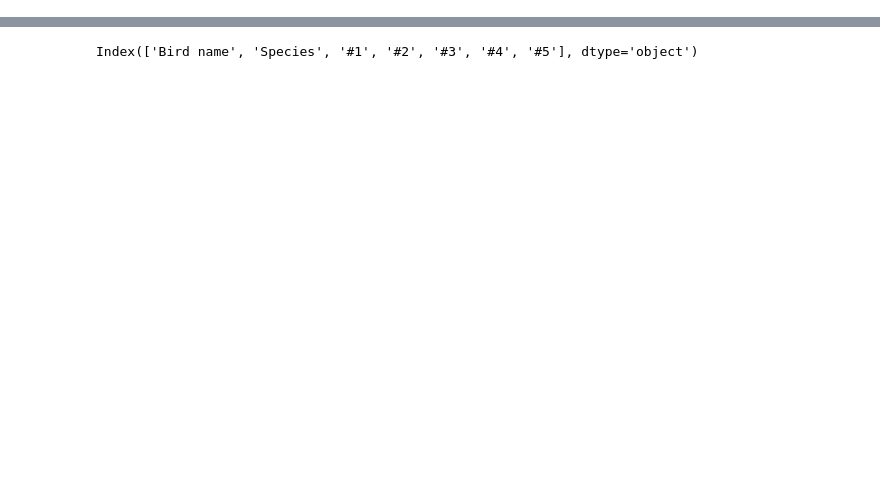
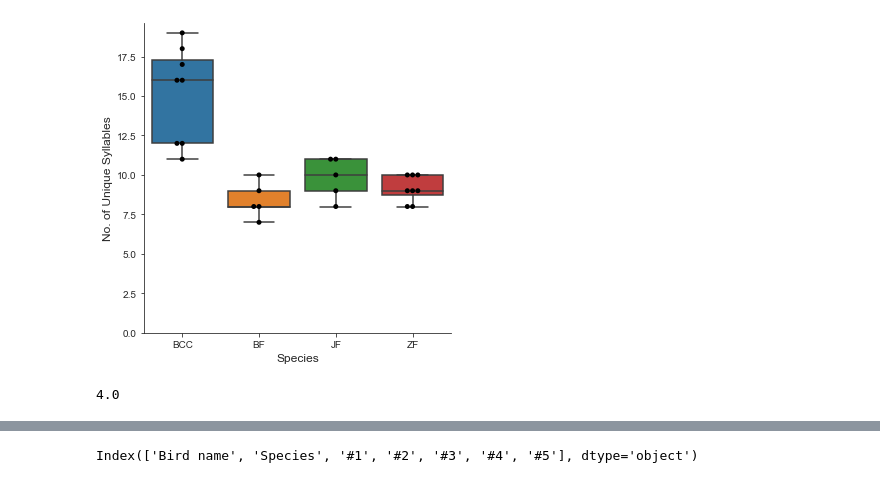
Before and after one commit to vasudha-kulkarni/IN-comparative-analysis, a Jupyter notebook: visualising_data.ipynb, the cells around one changed output, grey strips where cells are left out. Cells and saved outputs as stored; diff of their text form; code cells hidden in the pictures; blank space fills up the shorter version.

Commit message:
Colored plots

```diff
--- a/visualising_data.ipynb
+++ b/visualising_data.ipynb
@@ -9,2 +11,22 @@ import seaborn as sns
 # %%
 os.chdir('D:\\4th Year\\Semester 7\\BI4313 Sem Project\\IN-comparative-analysis\\IN-comparative-analysis\\Quant\\Updated_values')
+# %%
+song_q = pd.read_csv("01. Song_quantifiers.csv")
+#song_q
+# %%
+sns.set_style("ticks")
+g = sns.catplot(data=song_q, x="Species", y="No. of Unique Syllables", kind="box")
+sns.swarmplot(data=song_q, x="Species", y="No. of Unique Syllables", color="k", size=5, ax=g.ax)
+
+plt.xlabel('Species', fontsize = 12)
+plt.ylabel('No. of Unique Syllables', fontsize = 12)
+plt.ylim(bottom=0)
+#plt.title('05 Start-Self transitions', fontsize = 14)
+#plt.show()
+plt.savefig('No. of unique syll.png', dpi = 600)
+# %% [output]
+[figure, added]
+# %%
+np.max(song_q['No. of Unique Start Syll'])
+# %% [output]
+4.0
```
Also changed, not shown: parts of 33 cells of this notebook, 2 other files.
